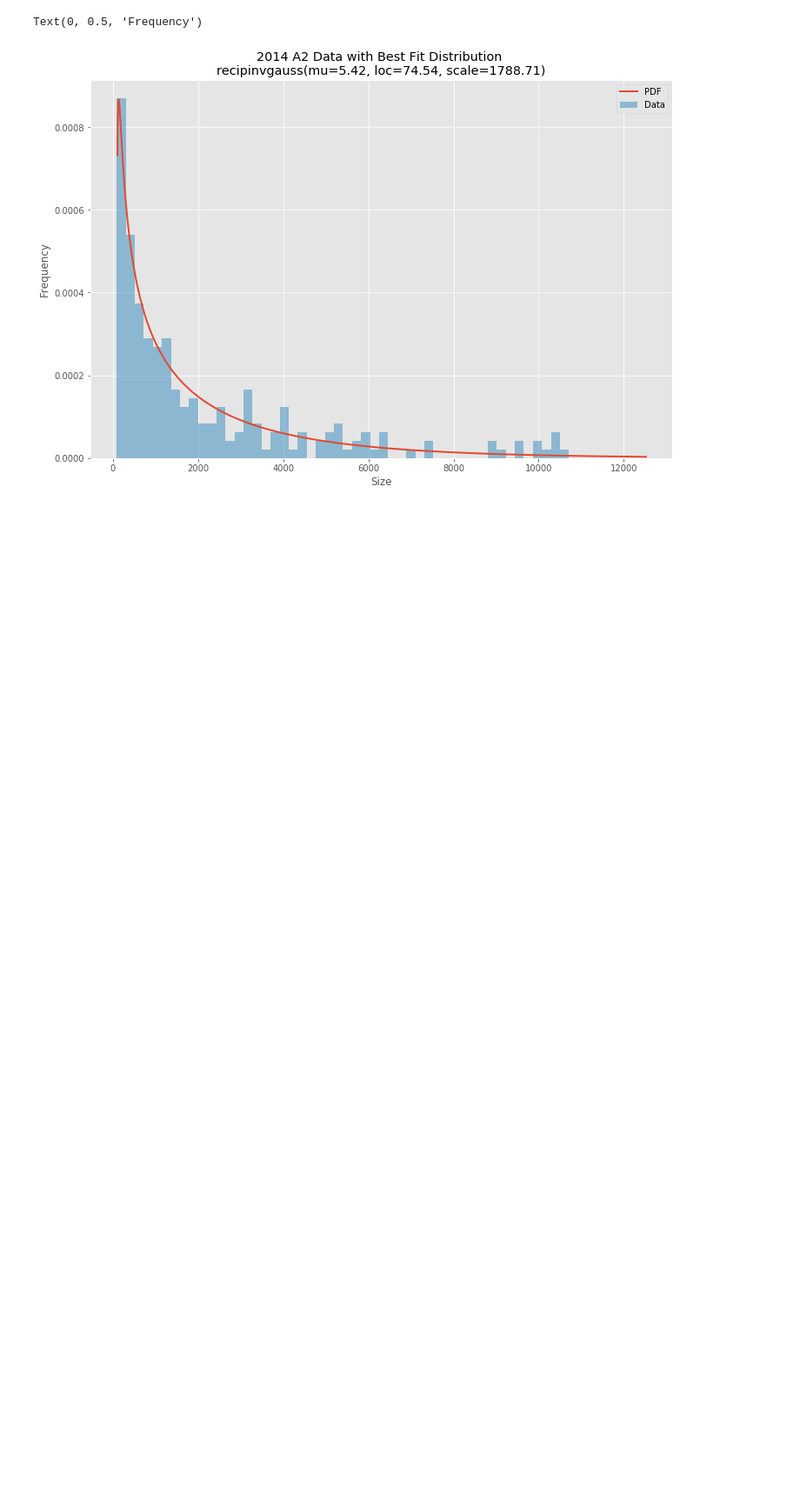
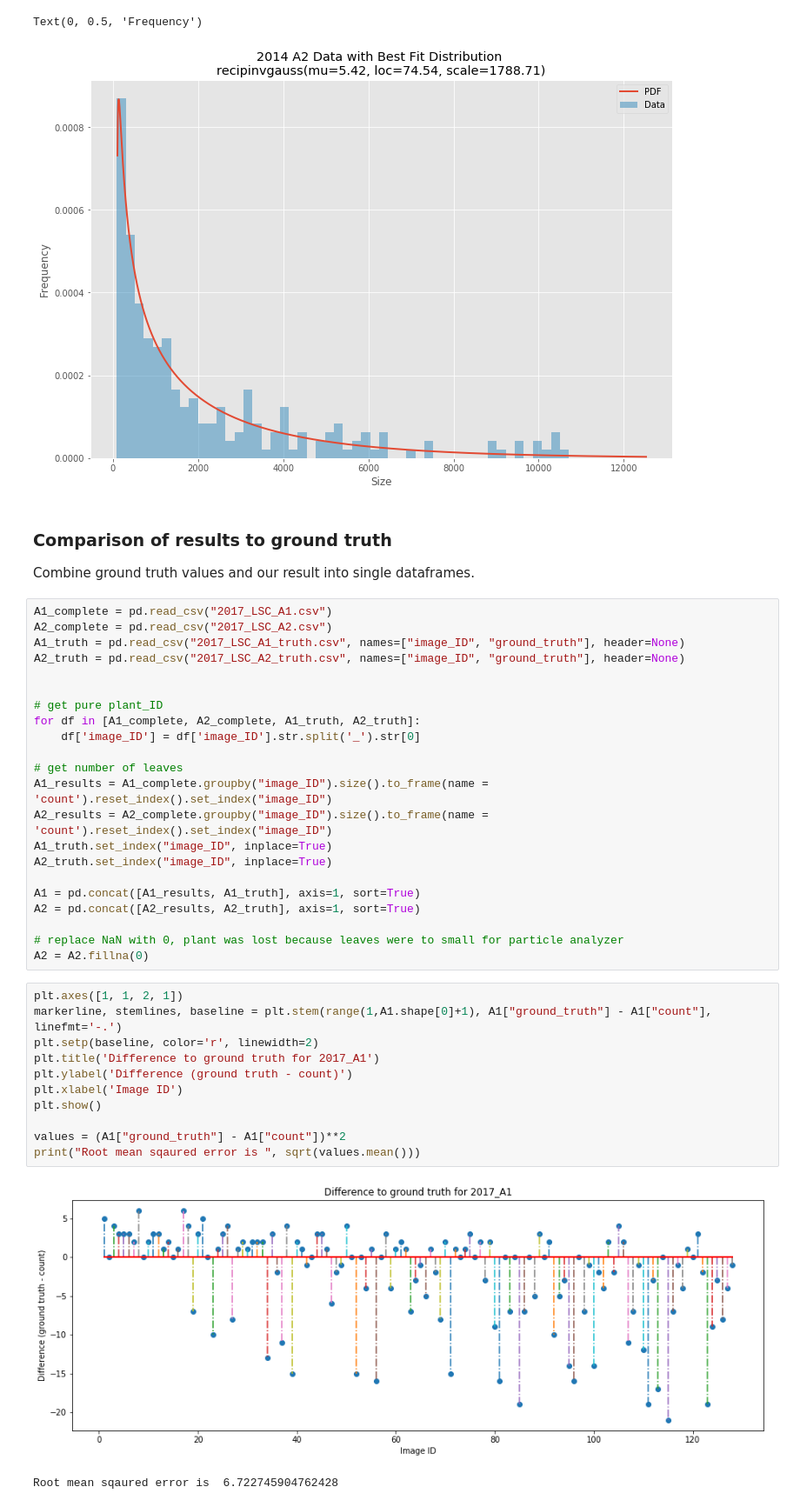
Before and after one commit to Regina-v/plant-image-analysis, a Jupyter notebook: Task04/ProgrammingProject3Task4.ipynb, the cells around one changed output. Shown: that part at 87% size. Saved outputs shown, nothing was run; the diff lists cells and outputs as text; blank space fills up the shorter version.

Commit message:
add comparison to ground truth to jupyter notebook

```diff
--- a/Task04/ProgrammingProject3Task4.ipynb
+++ b/Task04/ProgrammingProject3Task4.ipynb
@@ -338,3 +339,42 @@ ax.set_ylabel('Frequency')
 # %% [output]
 Text(0, 0.5, 'Frequency')
 [figure]
+# %% [markdown]
+### Comparison of results to ground truth
+Combine ground truth values and our result into single dataframes.
+# %%
+A1_complete = pd.read_csv("2017_LSC_A1.csv")
+A2_complete = pd.read_csv("2017_LSC_A2.csv")
+A1_truth = pd.read_csv("2017_LSC_A1_truth.csv", names=["image_ID", "ground_truth"], header=None)
+A2_truth = pd.read_csv("2017_LSC_A2_truth.csv", names=["image_ID", "ground_truth"], header=None)
+
+
+# get pure plant_ID
+for df in [A1_complete, A2_complete, A1_truth, A2_truth]:
+    df['image_ID'] = df['image_ID'].str.split('_').str[0]
+
+# get number of leaves
+A1_results = A1_complete.groupby("image_ID").size().to_frame(name = 'count').reset_index().set_index("image_ID")
+A2_results = A2_complete.groupby("image_ID").size().to_frame(name = 'count').reset_index().set_index("image_ID")
+A1_truth.set_index("image_ID", inplace=True)
+A2_truth.set_index("image_ID", inplace=True)
+
+A1 = pd.concat([A1_results, A1_truth], axis=1, sort=True)
+A2 = pd.concat([A2_results, A2_truth], axis=1, sort=True)
+
+# replace NaN with 0, plant was lost because leaves were to small for particle analyzer
+A2 = A2.fillna(0)
+# %%
+plt.axes([1, 1, 2, 1])
+markerline, stemlines, baseline = plt.stem(range(1,A1.shape[0]+1), A1["ground_truth"] - A1["count"], linefmt='-.')
+plt.setp(baseline, color='r', linewidth=2)
+plt.title('Difference to ground truth for 2017_A1')
+plt.ylabel('Difference (ground truth - count)')
+plt.xlabel('Image ID')
+plt.show()
+
+values = (A1["ground_truth"] - A1["count"])**2
+print("Root mean sqaured error is ", sqrt(values.mean()))
+# %% [output]
+[figure, added]
+Root mean sqaured error is  6.722745904762428
```
Also changed, not shown: parts of 7 cells of this notebook, 2 other files.
